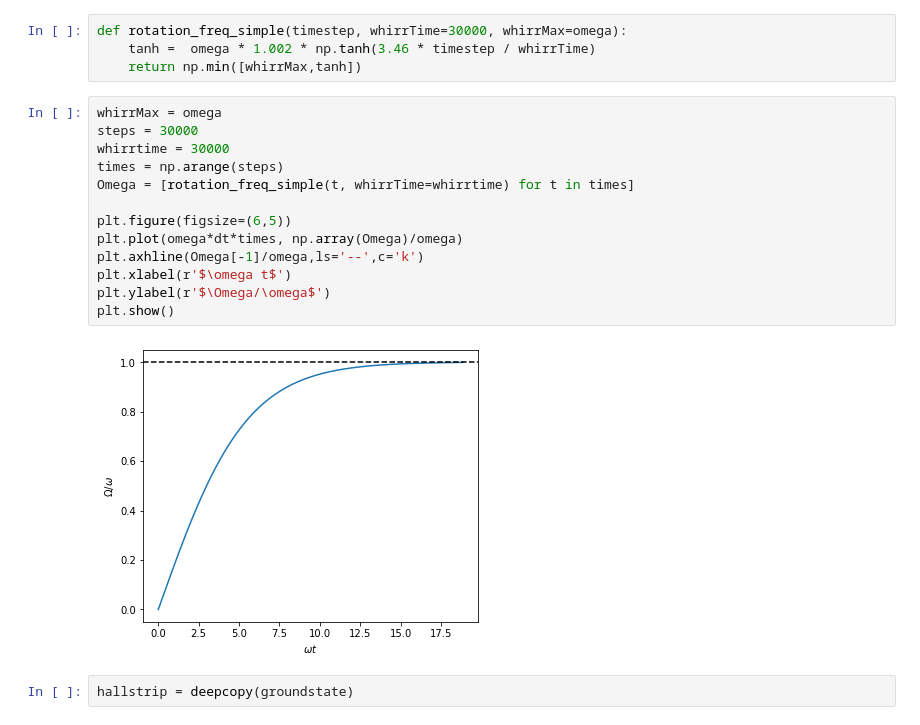
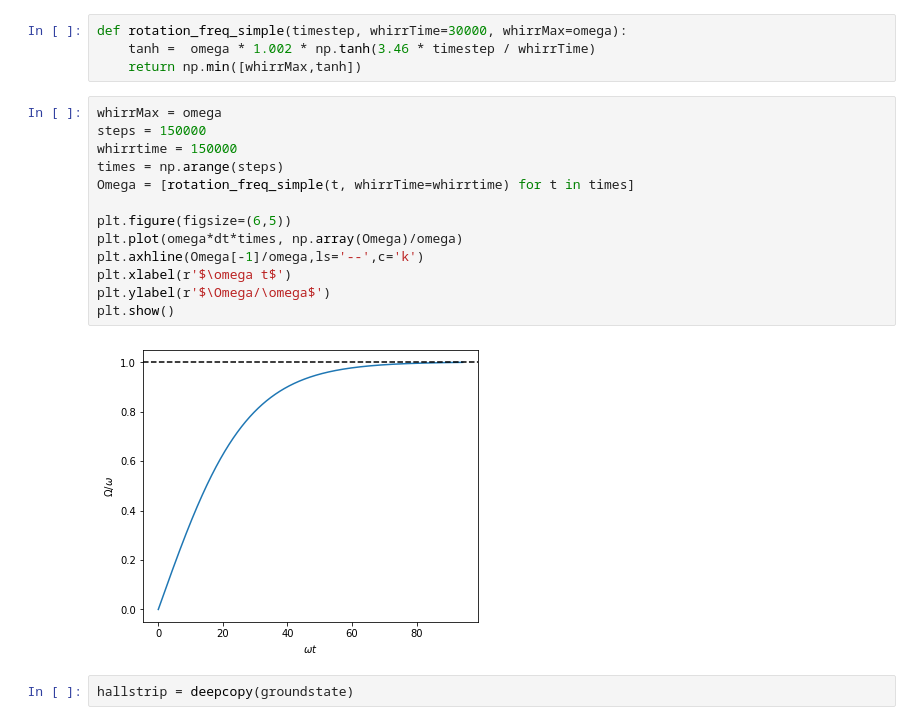
Before and after one commit to biswaroopmukherjee/condensate, a Jupyter notebook: notebooks/Rotini.ipynb, the cells around one changed output. Saved outputs shown, nothing was run; the diff lists cells and outputs as text.

```diff
--- a/notebooks/Rotini.ipynb
+++ b/notebooks/Rotini.ipynb
@@ -57,19 +86,19 @@ def rotation_freq_simple(timestep, whirrTime=30000, whirrMax=omega):
     return np.min([whirrMax,tanh])
 # %%
 whirrMax = omega
-steps = 30000
-whirrtime = 30000
+steps = 150000
+whirrtime = 150000
 times = np.arange(steps)
 Omega = [rotation_freq_simple(t, whirrTime=whirrtime) for t in times]
 
 plt.figure(figsize=(6,5))
 plt.plot(omega*dt*times, np.array(Omega)/omega)
 plt.axhline(Omega[-1]/omega,ls='--',c='k')
 plt.xlabel(r'$\omega t$')
 plt.ylabel(r'$\Omega/\omega$')
 plt.show()
 # %% [output]
-[figure, old version]
+[figure, new version]
 # %%
 hallstrip = deepcopy(groundstate)
 # %%
```
Also changed, not shown: parts of 37 cells of this notebook, 1 other file.
